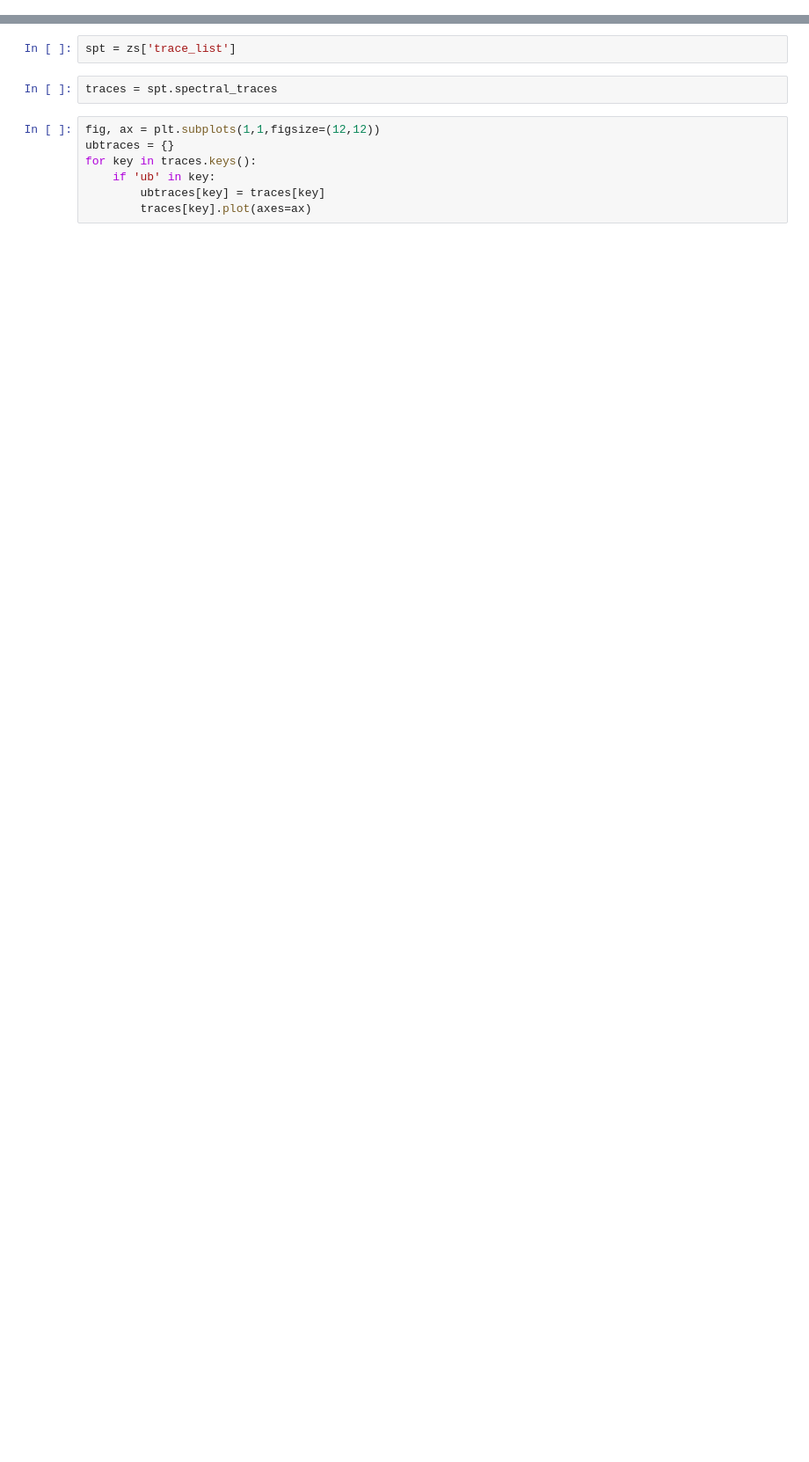
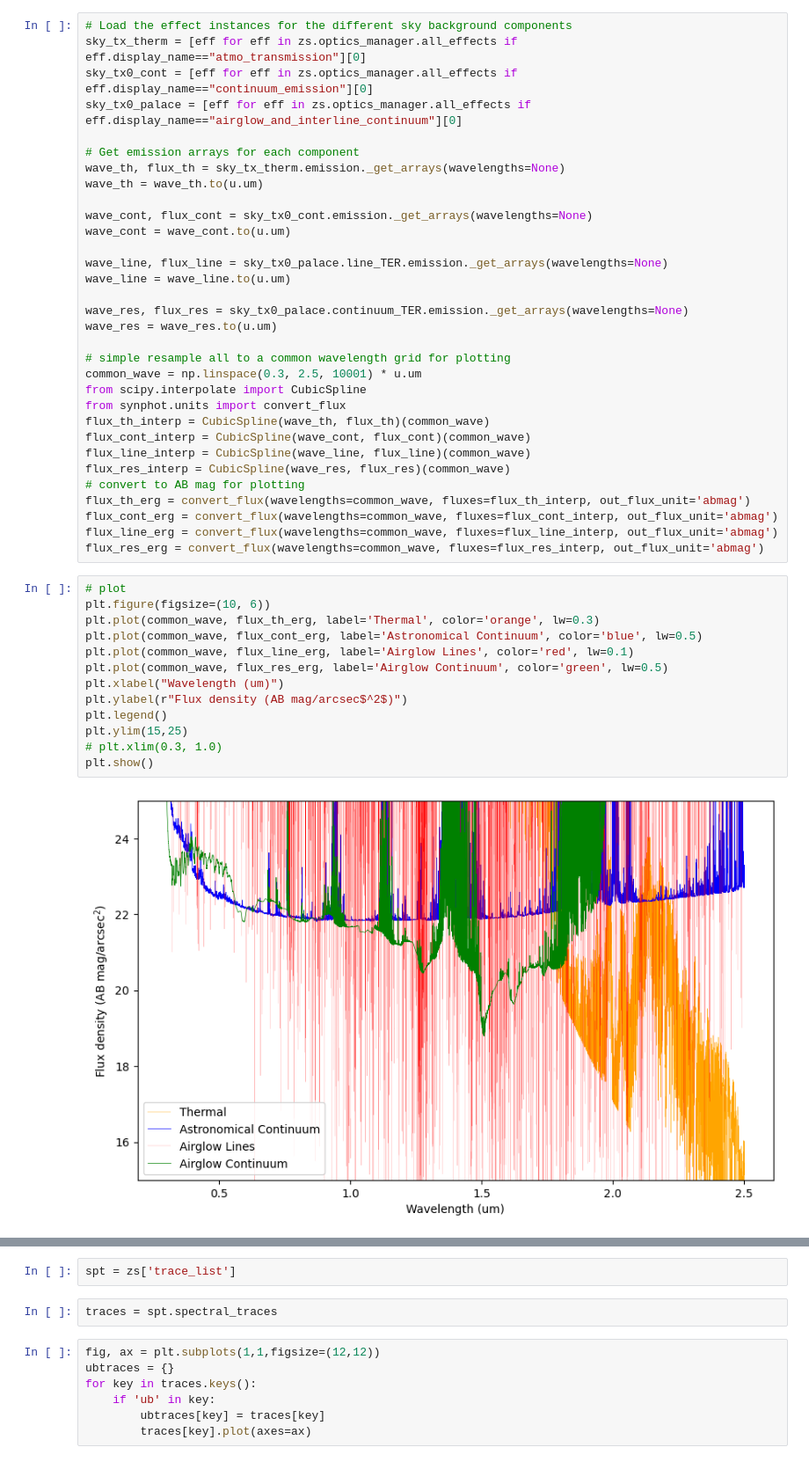
Before and after one commit to CaltechOpticalObservatories/zs-scopesim, a Jupyter notebook: notebooks/playground_zshooter.ipynb, the cells around one changed output, grey strips where cells are left out. Shown at 88% size. Cells and saved outputs as stored; diff of their text form; blank space fills up the shorter version.

```diff
--- a/notebooks/playground_zshooter.ipynb
+++ b/notebooks/playground_zshooter.ipynb
@@ -99,0 +118,47 @@ here
+# %%
+# Load the effect instances for the different sky background components
+sky_tx_therm = [eff for eff in zs.optics_manager.all_effects if eff.display_name=="atmo_transmission"][0]
+sky_tx0_cont = [eff for eff in zs.optics_manager.all_effects if eff.display_name=="continuum_emission"][0]
+sky_tx0_palace = [eff for eff in zs.optics_manager.all_effects if eff.display_name=="airglow_and_interline_continuum"][0]
+
+# Get emission arrays for each component
+wave_th, flux_th = sky_tx_therm.emission._get_arrays(wavelengths=None)
+wave_th = wave_th.to(u.um)
+
+wave_cont, flux_cont = sky_tx0_cont.emission._get_arrays(wavelengths=None)
+wave_cont = wave_cont.to(u.um)
+
+wave_line, flux_line = sky_tx0_palace.line_TER.emission._get_arrays(wavelengths=None)
+wave_line = wave_line.to(u.um)
+
+wave_res, flux_res = sky_tx0_palace.continuum_TER.emission._get_arrays(wavelengths=None)
+wave_res = wave_res.to(u.um)
+
+# simple resample all to a common wavelength grid for plotting
+common_wave = np.linspace(0.3, 2.5, 10001) * u.um
+from scipy.interpolate import CubicSpline
+from synphot.units import convert_flux
+flux_th_interp = CubicSpline(wave_th, flux_th)(common_wave)
+flux_cont_interp = CubicSpline(wave_cont, flux_cont)(common_wave)
+flux_line_interp = CubicSpline(wave_line, flux_line)(common_wave)
+flux_res_interp = CubicSpline(wave_res, flux_res)(common_wave)
+# convert to AB mag for plotting
+flux_th_erg = convert_flux(wavelengths=common_wave, fluxes=flux_th_interp, out_flux_unit='abmag')
+flux_cont_erg = convert_flux(wavelengths=common_wave, fluxes=flux_cont_interp, out_flux_unit='abmag')
+flux_line_erg = convert_flux(wavelengths=common_wave, fluxes=flux_line_interp, out_flux_unit='abmag')
+flux_res_erg = convert_flux(wavelengths=common_wave, fluxes=flux_res_interp, out_flux_unit='abmag')
+# %%
+# plot
+plt.figure(figsize=(10, 6))
+plt.plot(common_wave, flux_th_erg, label='Thermal', color='orange', lw=0.3)
+plt.plot(common_wave, flux_cont_erg, label='Astronomical Continuum', color='blue', lw=0.5)
+plt.plot(common_wave, flux_line_erg, label='Airglow Lines', color='red', lw=0.1)
+plt.plot(common_wave, flux_res_erg, label='Airglow Continuum', color='green', lw=0.5)
+plt.xlabel("Wavelength (um)")
+plt.ylabel(r"Flux density (AB mag/arcsec$^2$)")
+plt.legend()
+plt.ylim(15,25)
+# plt.xlim(0.3, 1.0)
+plt.show()
+# %% [output]
+[figure, added]
```
Also changed, not shown: parts of 30 cells of this notebook, 15 other files.
